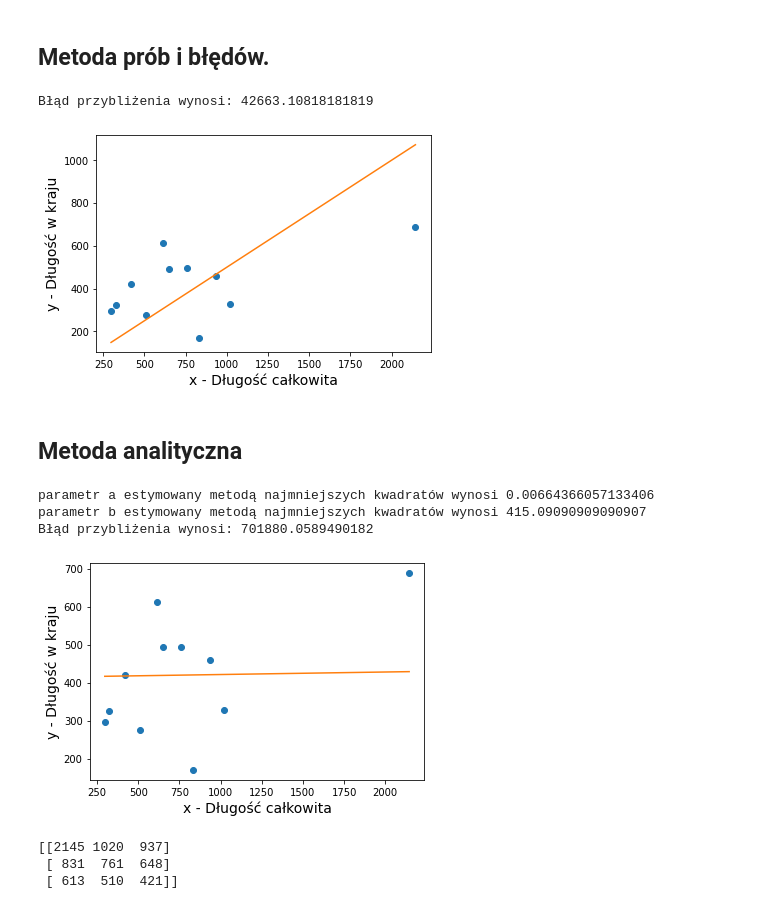
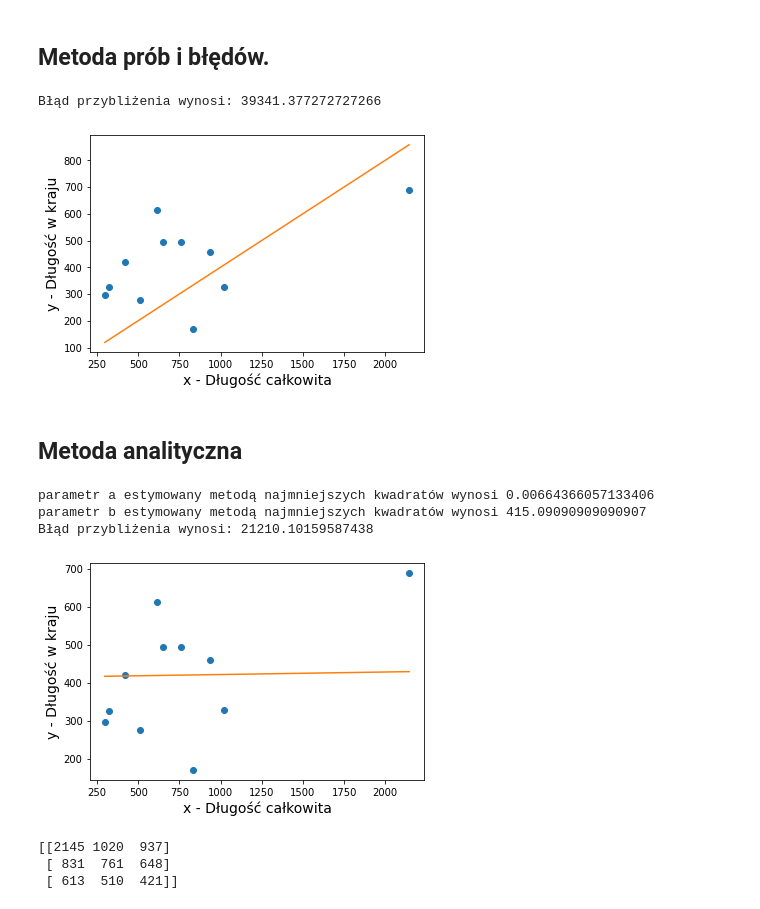
Before and after one commit to Remmo1/MSiD-Laboratory, a Jupyter notebook: lab2/SquareMethod.ipynb, the cells around one changed output. Cells and saved outputs as stored; diff of their text form; code cells hidden in the pictures.

```diff
--- a/lab2/SquareMethod.ipynb
+++ b/lab2/SquareMethod.ipynb
@@ -50,31 +50,31 @@ plt.show()
 # %%
 def model (parametry, x):
     a, b = parametry
     return a * x + b
 
 # dobieramy liczby tak żeby 'pasowało'
-a_est, b_est = 0.5, 0.3
+a_est, b_est = 0.4, 0.3
 
 # liczymy błąd
 dataSize = X.size
 error = 0
 for i in range(0, dataSize):
-    error = error + ( ( Y[i] - ( a_est * X[i] - b_est ) ) ) ** 2
+    error = error + ( ( Y[i] - ( a_est * X[i] + b_est ) ) ) ** 2
 
 print('Błąd przybliżenia wynosi: %s' % str(error / dataSize) )
 
 
 X_test = np.linspace(start = X.min(), stop = X.max(), num = 300)
 Y_pred = model(parametry = [a_est, b_est], x = X_test)
 
 plt.scatter(X,Y)
 plt.plot(X_test, Y_pred, color = 'tab:orange')
 plt.xlabel('x - Długość całkowita', fontsize = 14)
 plt.ylabel('y - Długość w kraju', fontsize = 14)
 plt.show()
 # %% [output]
-Błąd przybliżenia wynosi: 42663.10818181819
+Błąd przybliżenia wynosi: 39341.377272727266
-[figure, old version]
+[figure, new version]
 # %% [markdown]
 ## Metoda analityczna
 # %%
@@ -113,7 +113,7 @@ print('parametr b estymowany metodą najmniejszych kwadratów wynosi %s' % b_est
 # liczymy błąd
 error = 0
 for i in range(0, dataSize):
-    error = error + ( ( ( Y[i] - ( a_est * X[i] - b_est ) ) ) ** 2 )
+    error = error + ( ( ( Y[i] - ( a_est * X[i] + b_est ) ) ) ** 2 )
 
 print('Błąd przybliżenia wynosi: %s' % str(error / dataSize) )
 
@@ -128,7 +128,7 @@ plt.show()
 # %% [output]
 parametr a estymowany metodą najmniejszych kwadratów wynosi 0.00664366057133406
 parametr b estymowany metodą najmniejszych kwadratów wynosi 415.09090909090907
-Błąd przybliżenia wynosi: 701880.0589490182
+Błąd przybliżenia wynosi: 21210.10159587438
 [figure]
 # %%
 from numpy.linalg import det, inv, matrix_power
```
Also changed, not shown: 2 other files.
